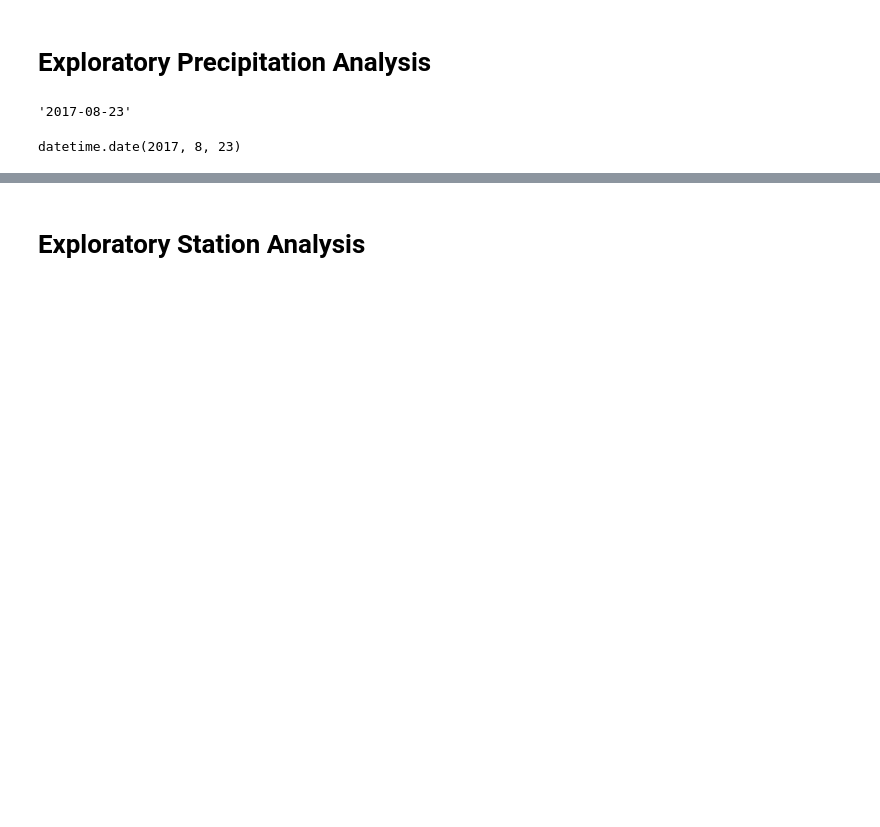
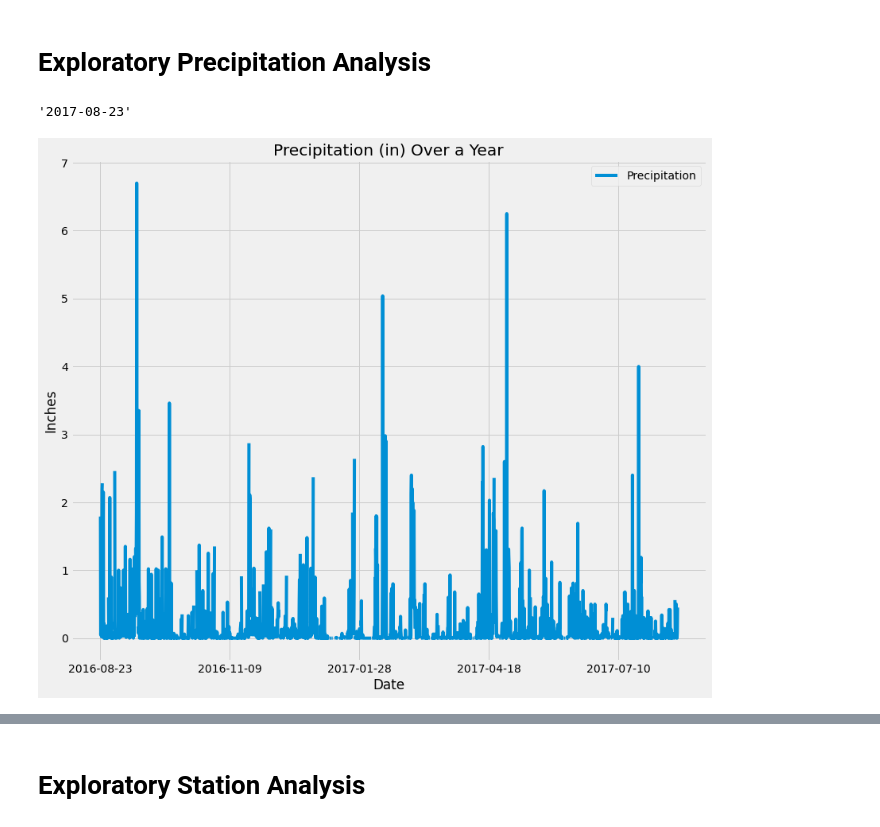
Before and after one commit to brbbrb/sqlalchemy-challenge, a Jupyter notebook: climate_final.ipynb, the cells around one changed output, grey strips where cells are left out. Cells and saved outputs as stored; diff of their text form; code cells hidden in the pictures; blank space fills up the shorter version.

```diff
--- a/climate_final.ipynb
+++ b/climate_final.ipynb
@@ -47,23 +57,34 @@ most_recent
 # %%
 # Design a query to retrieve the last 12 months of precipitation data and plot the results.
 # Starting from the most recent data point in the database.
 most_recent_dt = (dt.datetime.strptime(most_recent, "%Y-%m-%d")).date()
 most_recent_dt
 
 # Calculate the date one year from the last date in data set.
-year_ago =
+year_ago = most_recent_dt - dt.timedelta(days = 365)
+year_ago
 
 # Perform a query to retrieve the data and precipitation scores
-
+precipitation = session.query(measurement.date, measurement.prcp).\
+    filter((measurement.date >=year_ago) & (measurement.date <= most_recent_dt)).all()
 
 # Save the query results as a Pandas DataFrame and set the index to the date column
-
+precipitation_df = pd.DataFrame(precipitation, columns=["Date", "Precipitation"])
+precipitation_df.set_index("Date",inplace=True)
 
 # Sort the dataframe by date
-
+precipitation_df.sort_values("Date",inplace=True)
 
 # Use Pandas Plotting with Matplotlib to plot the data
+precipitation_df.plot(figsize=(12,10))
+plt.title(f"Precipitation (in) Over a Year")
+plt.xlabel("Date")
+plt.ylabel("Inches")
+
+plt.tight_layout()
+plt.savefig("Precipitation.png")
+plt.show()
 # %% [output]
-datetime.date(2017, 8, 23)
+[figure, added]
 # %%
 # Use Pandas to calcualte the summary statistics for the precipitation data
```
Also changed, not shown: parts of 8 cells of this notebook, 4 other files.
